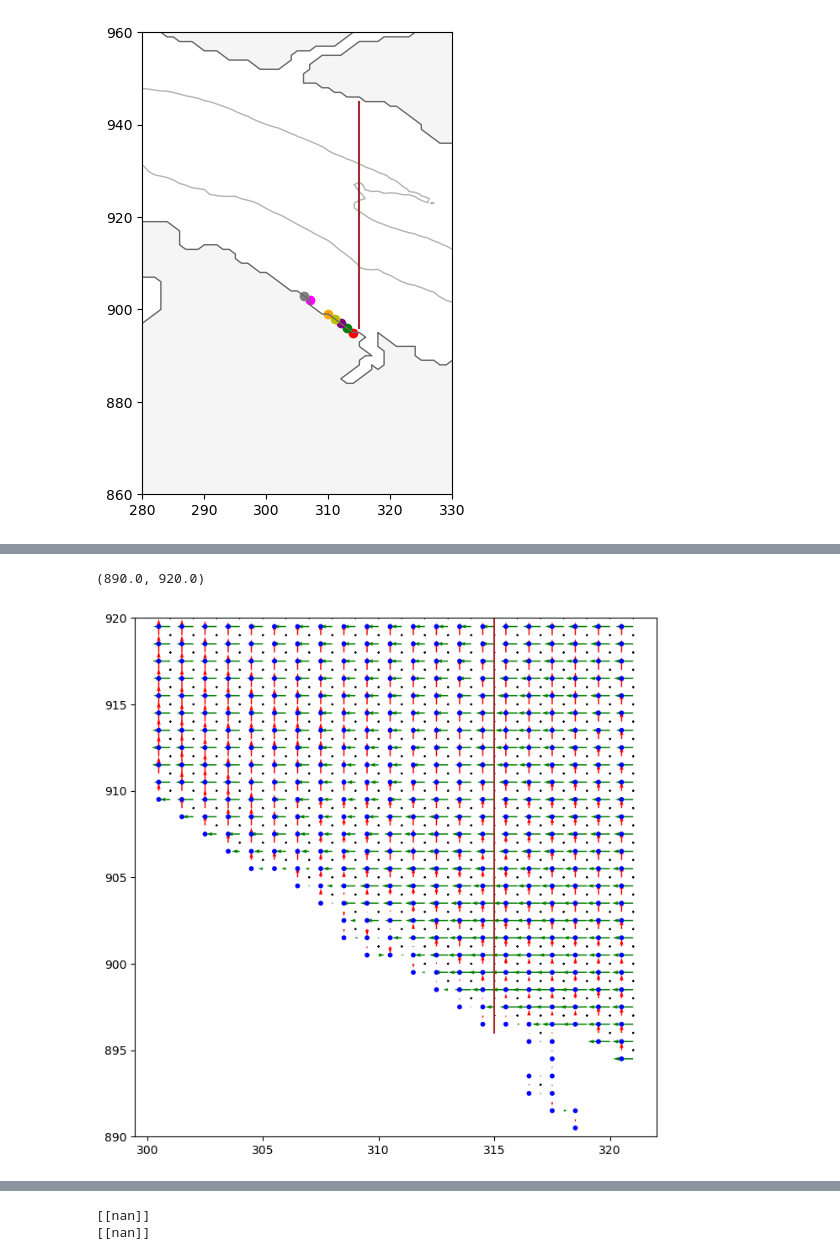
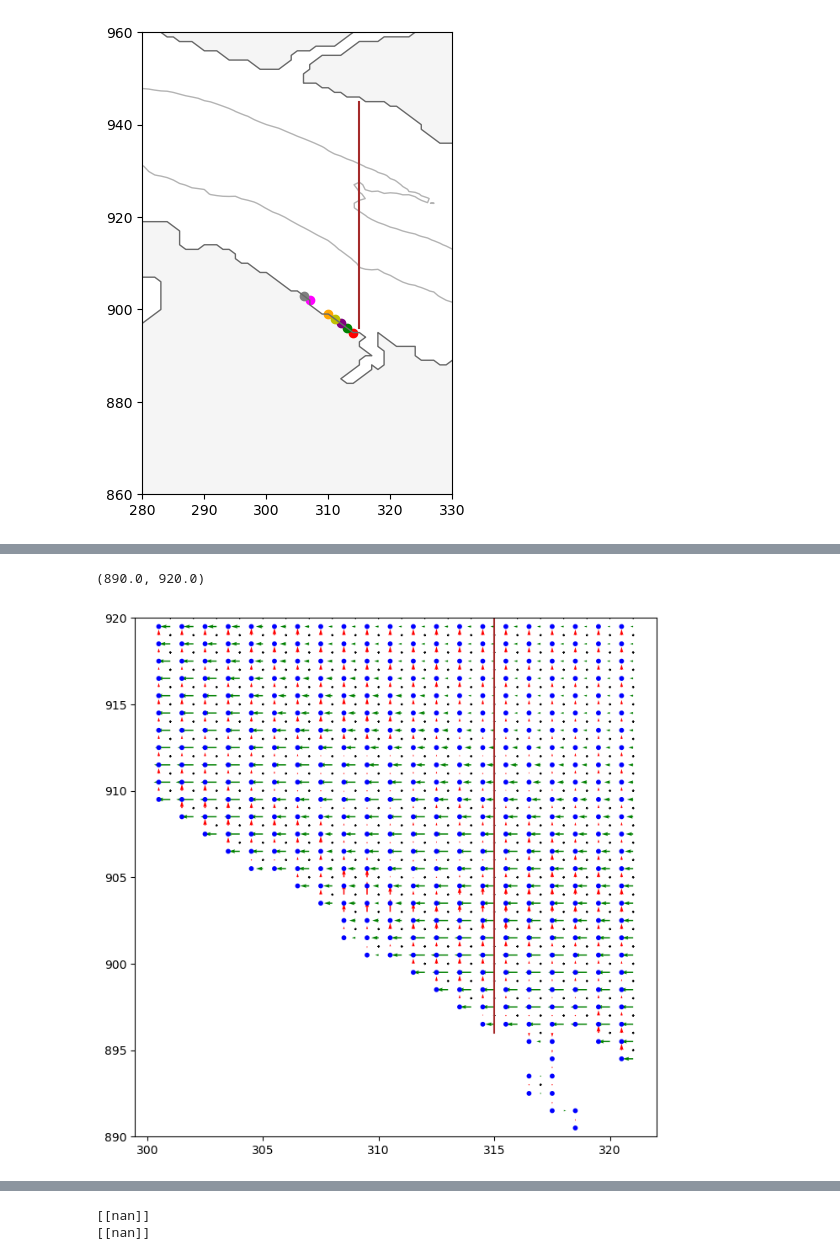
Before and after one commit to rbeutel/LO_user, a Jupyter notebook: ariane/coastcrash.ipynb, the cells around one changed output, grey strips where cells are left out. Saved outputs shown, nothing was run; the diff lists cells and outputs as text; code cells hidden in the pictures.

```diff
--- a/ariane/coastcrash.ipynb
+++ b/ariane/coastcrash.ipynb
@@ -192,29 +192,29 @@ axs[1].quiver(X[ymin:ymax,xmin:xmax],Y[ymin:ymax,xmin:xmax],uv_zero[ymin:ymax,xm
 # %%
 fig, ax = plt.subplots(1,1,figsize=(8,8))
 
 xmin, xmax = 300,320
 ymin, ymax = 890,920
 
 x = np.arange(xmin, xmax+1)
 y = np.arange(ymin, ymax+1)
 X, Y = np.meshgrid(x,y)
 uv_zero = np.zeros(np.shape(X))
-k=20
+k=0
 
 ax.scatter(X+0.5,Y+0.5,grid.mask_rho[ymin:ymax+1,xmin:xmax+1]*10,c='b',zorder=2)
 ax.scatter(X+1,Y+1,grid.mask_psi[ymin:ymax+1,xmin:xmax+1],c='k',marker='x',zorder=2) # only at points that boarder 4 unmasked cells
 # ax.scatter(X+1,Y+0.5,grid.mask_u[ymin:ymax+1,xmin:xmax+1]*10,c='g',marker='_', zorder=2)
 # ax.scatter(X+0.5,Y+1,grid.mask_v[ymin:ymax+1,xmin:xmax+1]*10,c='r',marker='|',zorder=2)
 ax.quiver(X+1,Y+0.5,data.u[0,k,ymin:ymax+1,xmin:xmax+1],uv_zero,scale=15,color='g')
 ax.quiver(X+0.5,Y+1,uv_zero,data.v[0,k,ymin:ymax+1,xmin:xmax+1],scale=15,color='r')
 
 # and the new boundaries
 ax.plot([315,315], [896,945], c='brown')
 
 ax.set_ylim([ymin,ymax])
 # %% [output]
 (890.0, 920.0)
-[figure, old version]
+[figure, new version]
 # %%
 # same thing but for WORKING TIMESTEP
 fig, ax = plt.subplots(1,1,figsize=(8,8))
```
Also changed, not shown: parts of 10 cells of this notebook, 4 other files.
